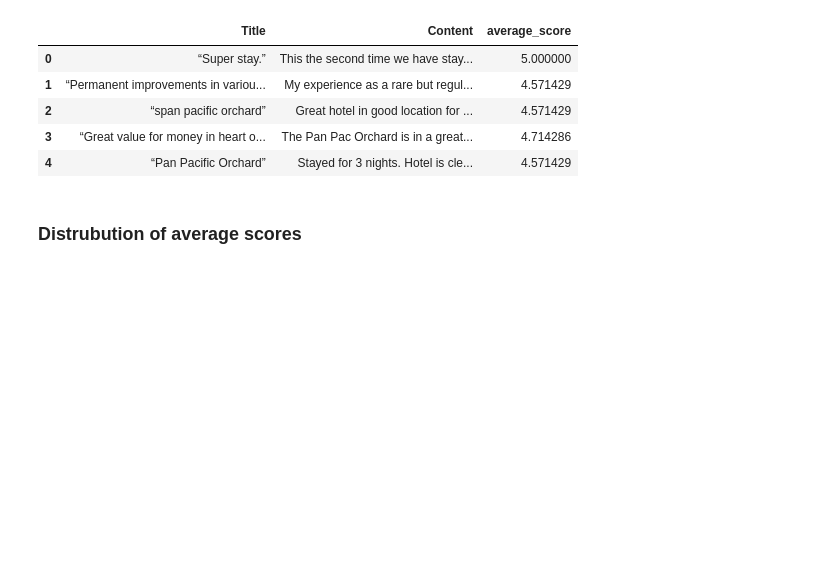
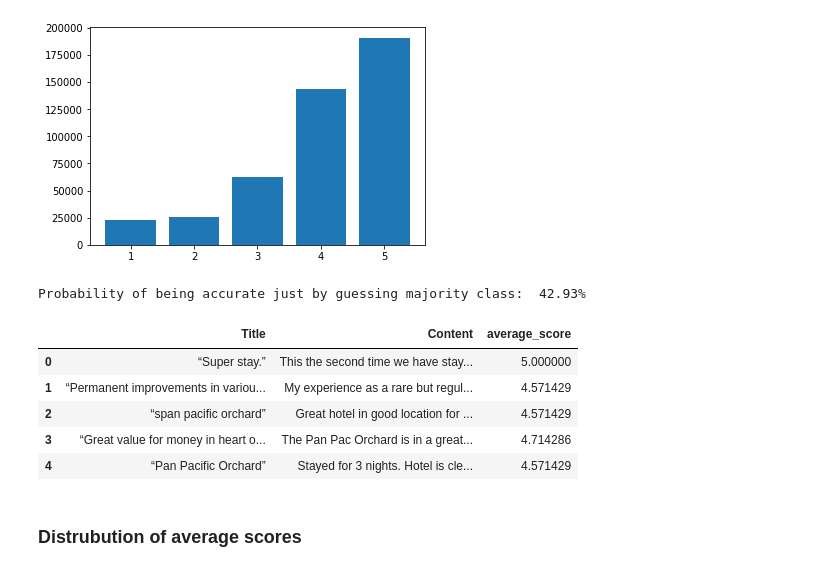
Before and after one commit to karencfisher/hotel-reviews, a Jupyter notebook: notebooks/exploration.ipynb, the cells around one changed output. Drawn from its saved outputs; the diff is of its cells as text; code cells hidden in the pictures; blank space fills up the shorter version.

```diff
--- a/notebooks/exploration.ipynb
+++ b/notebooks/exploration.ipynb
@@ -16 +26,10 @@ Mounted at /content/drive
+# %%
+plt.bar([1, 2, 3, 4, 5], df_reviews['Overall'].value_counts().sort_index());
+# %% [output]
+[figure, added]
+# %%
+baseline = df_reviews[df_reviews['Overall'] == 5]['Overall'].count() / df_reviews.shape[0]
+print(f'Probability of being accurate just by guessing majority class: {baseline * 100: .2f}%')
+# %% [output]
+Probability of being accurate just by guessing majority class:  42.93%
 # %%
```
Also changed, not shown: parts of 4 cells of this notebook.
